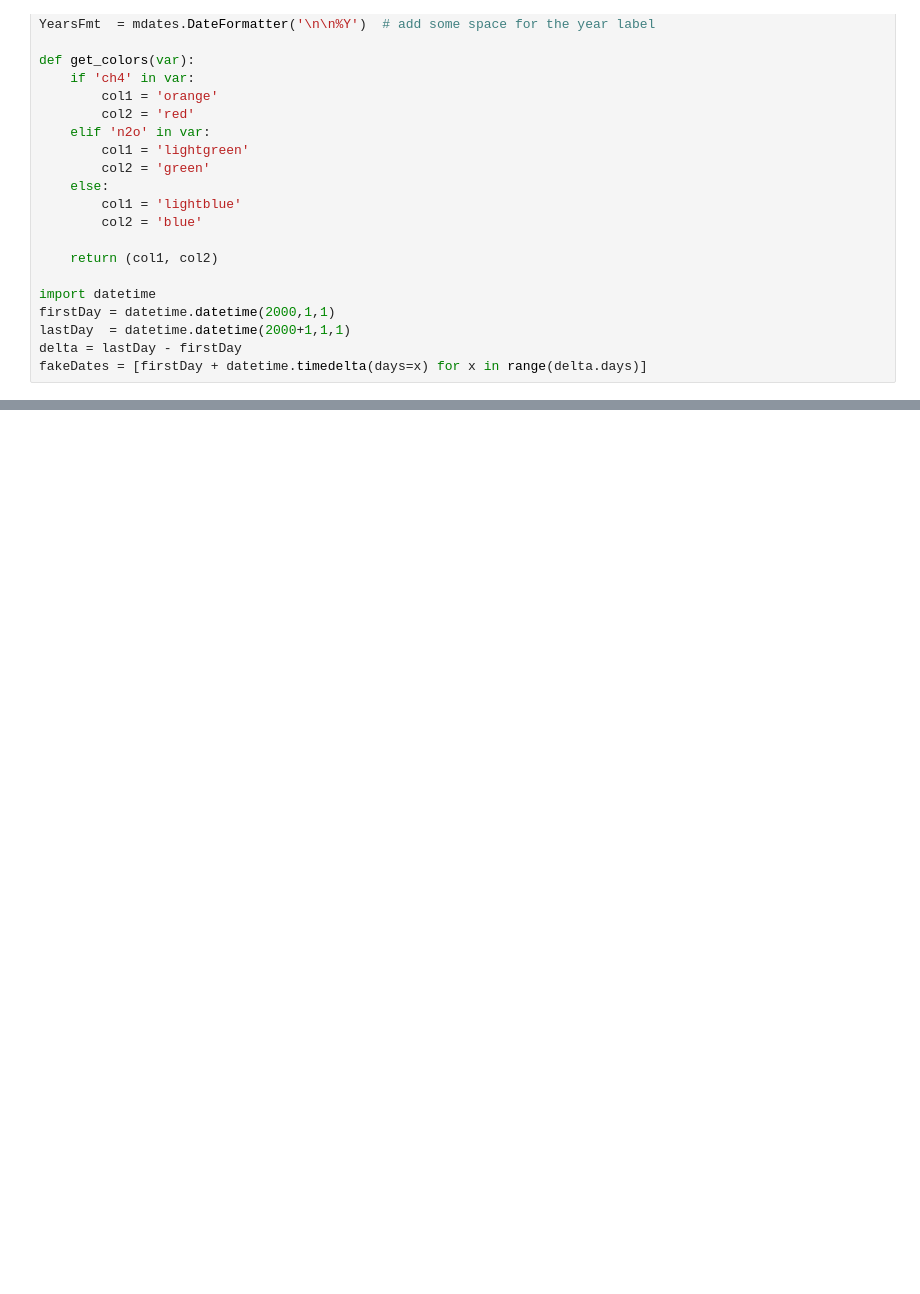
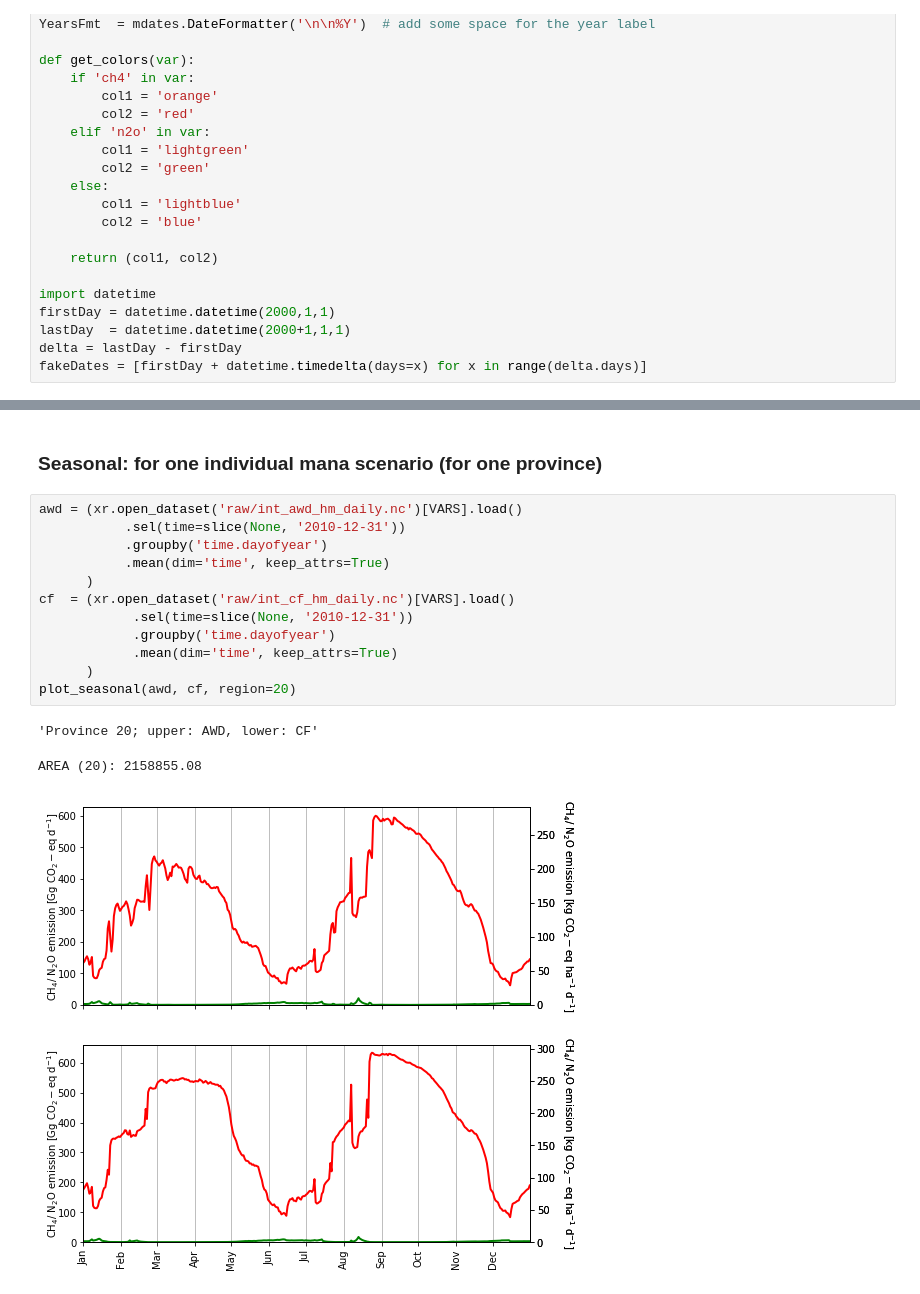
Before and after one commit to cwerner/phili_rice_sims, a Jupyter notebook: InitialAnalysis.ipynb, the cells around one changed output, grey strips where cells are left out. Saved outputs shown, nothing was run; the diff lists cells and outputs as text; blank space fills up the shorter version.

```diff
--- a/InitialAnalysis.ipynb
+++ b/InitialAnalysis.ipynb
@@ -396,0 +406,18 @@ for i, var in enumerate([ 'dC_ch4_emis', 'dN_n2o_emis']):
+# %% [markdown]
+### Seasonal: for one individual mana scenario (for one province)
+# %%
+awd = (xr.open_dataset('raw/int_awd_hm_daily.nc')[VARS].load()
+           .sel(time=slice(None, '2010-12-31'))
+           .groupby('time.dayofyear')
+           .mean(dim='time', keep_attrs=True)
+      )
+cf  = (xr.open_dataset('raw/int_cf_hm_daily.nc')[VARS].load()
+            .sel(time=slice(None, '2010-12-31'))
+            .groupby('time.dayofyear')
+            .mean(dim='time', keep_attrs=True)
+      )
+plot_seasonal(awd, cf, region=20)
+# %% [output]
+'Province 20; upper: AWD, lower: CF'
+AREA (20): 2158855.08
+[figure, added]
```
Also changed, not shown: parts of 10 cells of this notebook, 1 other file.
